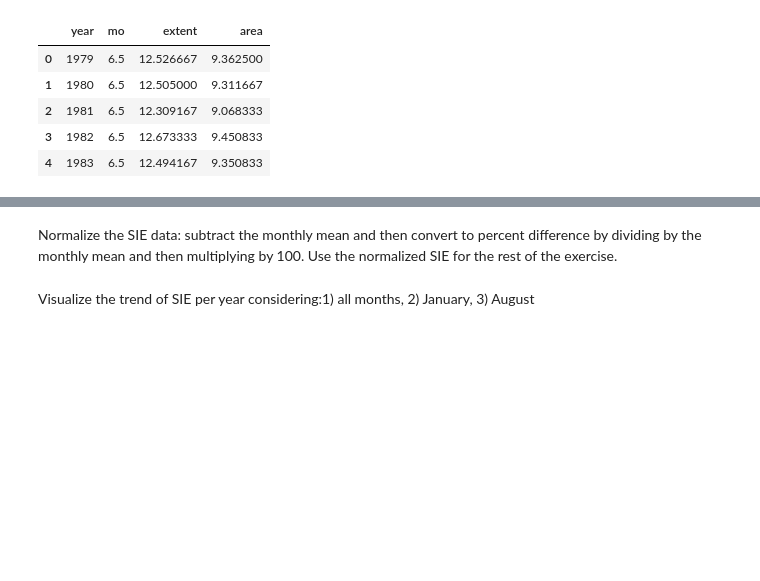
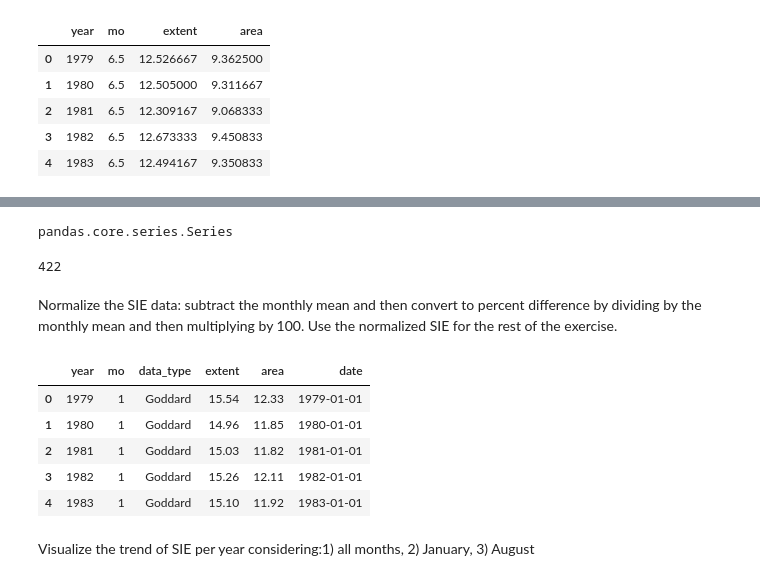
Before and after one commit to PedroCanoM/Idal_ia3, a Jupyter notebook: Sea_Ice_Extent_(1).ipynb, the cells around one changed output, grey strips where cells are left out. Saved outputs shown, nothing was run; the diff lists cells and outputs as text; code cells hidden in the pictures; blank space fills up the shorter version.

```diff
--- a/Sea_Ice_Extent_(1).ipynb
+++ b/Sea_Ice_Extent_(1).ipynb
@@ -304,2 +372,10 @@ sns.lmplot(data=aux1, x='year', y='extent')
+# %%
+type(mo_means[df['mo']-1])
+# %% [output]
+pandas.core.series.Series
+# %%
+len(df)
+# %% [output]
+422
 # %% [markdown]
 Normalize the SIE data: subtract the monthly mean and then convert to percent difference by dividing by the monthly mean and then multiplying by 100. Use the normalized SIE for the rest of the exercise.
@@ -308,3 +382,14 @@ Normalize the SIE data: subtract the monthly mean and then convert to percent di
+# %%
+#Añadimos una nueva columna al dataframe con extent normalizado.
+#df['n_extent'] = (df['extent']- mo_means[df['mo']-1])/mo_means[df['mo']-1]
+df.head()
+# %% [output]
+|  | year | mo | data_type | extent | area | date |
+| 0 | 1979 | 1 | Goddard | 15.54 | 12.33 | 1979-01-01 |
+| 1 | 1980 | 1 | Goddard | 14.96 | 11.85 | 1980-01-01 |
+| 2 | 1981 | 1 | Goddard | 15.03 | 11.82 | 1981-01-01 |
+| 3 | 1982 | 1 | Goddard | 15.26 | 12.11 | 1982-01-01 |
+| 4 | 1983 | 1 | Goddard | 15.10 | 11.92 | 1983-01-01 |
 # %% [markdown]
 Visualize the trend of SIE per year considering:1) all months, 2) January, 3) August
 # %%
```
Also changed, not shown: parts of 7 cells of this notebook.
